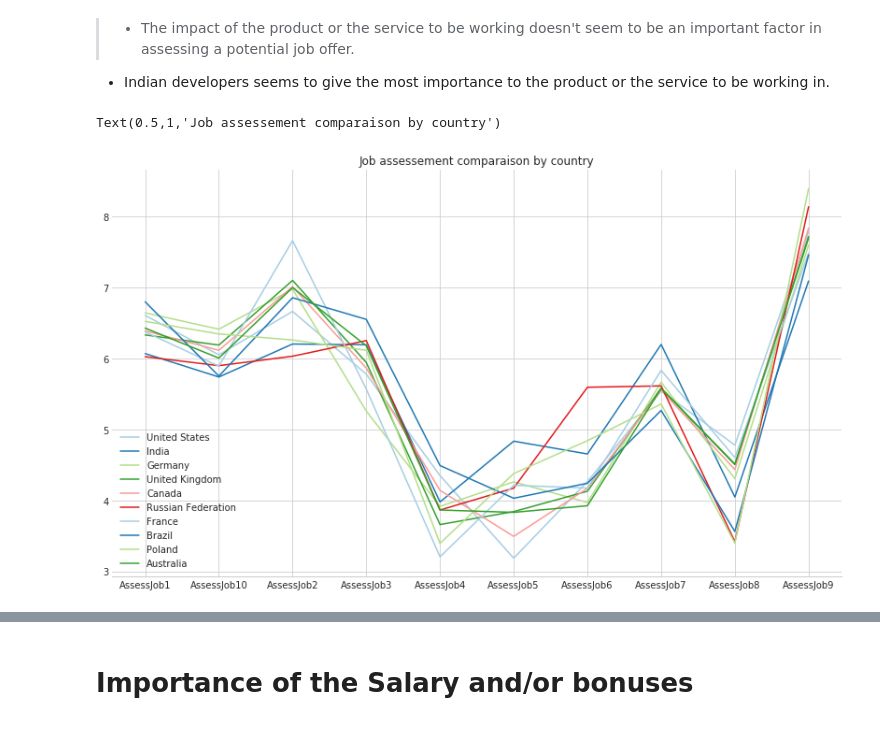
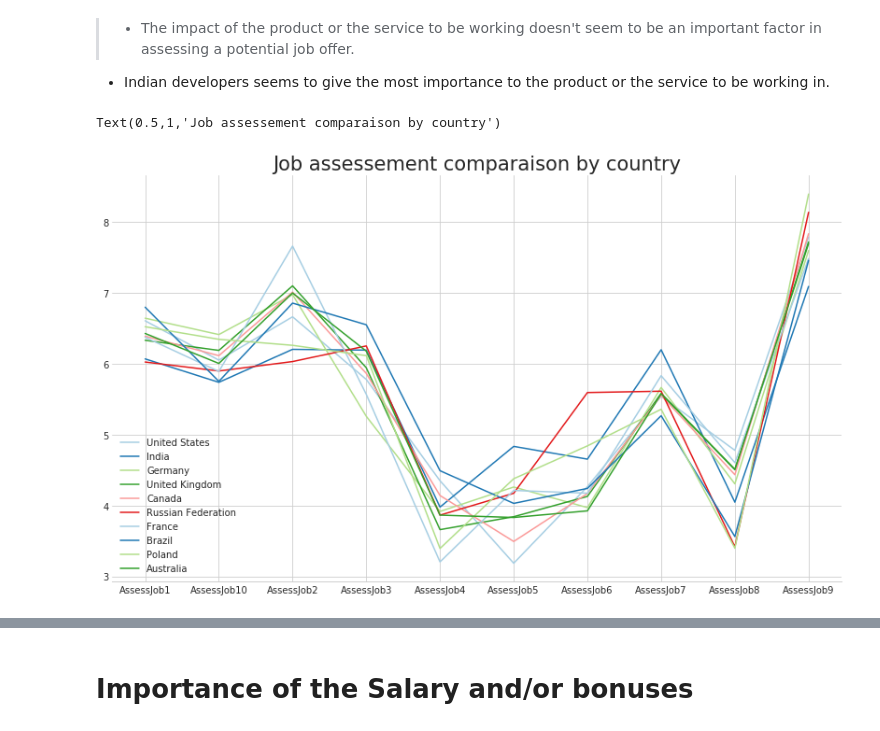
Before and after one commit to djaballah/Stack-Overflow-2018-Developer-Survey-Analysis, a Jupyter notebook: Simple Eda.ipynb, the cells around one changed output, grey strips where cells are left out. Cells and saved outputs as stored; diff of their text form; code cells hidden in the pictures.

Commit message:
Analyzing job assessement comparaison by country

```diff
--- a/Simple Eda.ipynb
+++ b/Simple Eda.ipynb
@@ -364,16 +364,16 @@ Text(0.5,1,'Importance of How widely used or impactful the product or service')
 # %%
 job_assesement = [
     'AssessJob1', 'AssessJob2', 'AssessJob3', 'AssessJob4', 'AssessJob5',
     'AssessJob6','AssessJob7', 'AssessJob8', 'AssessJob9', 'AssessJob10'
 ]
 ff = top10_df.groupby('Country').mean()[job_assesement].reset_index()
 ff_p = ff.pivot_table(columns='Country')
 plt.figure(figsize=(14, 8))
 for country in top_10_list:
     plt.plot(ff_p[country], label=country)
 plt.legend()
 sns.despine(left=True)
-plt.title('Job assessement comparaison by country')
+plt.title('Job assessement comparaison by country', fontsize=21)
 # %% [output]
 Text(0.5,1,'Job assessement comparaison by country')
-[figure, old version]
+[figure, new version]
```
Also changed, not shown: parts of 5 cells of this notebook.
